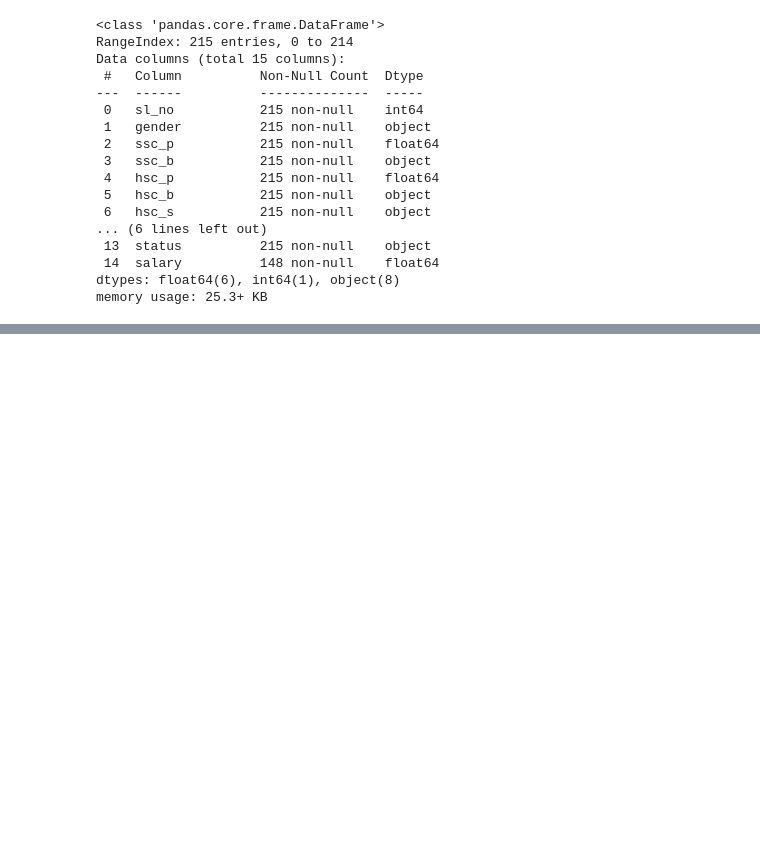
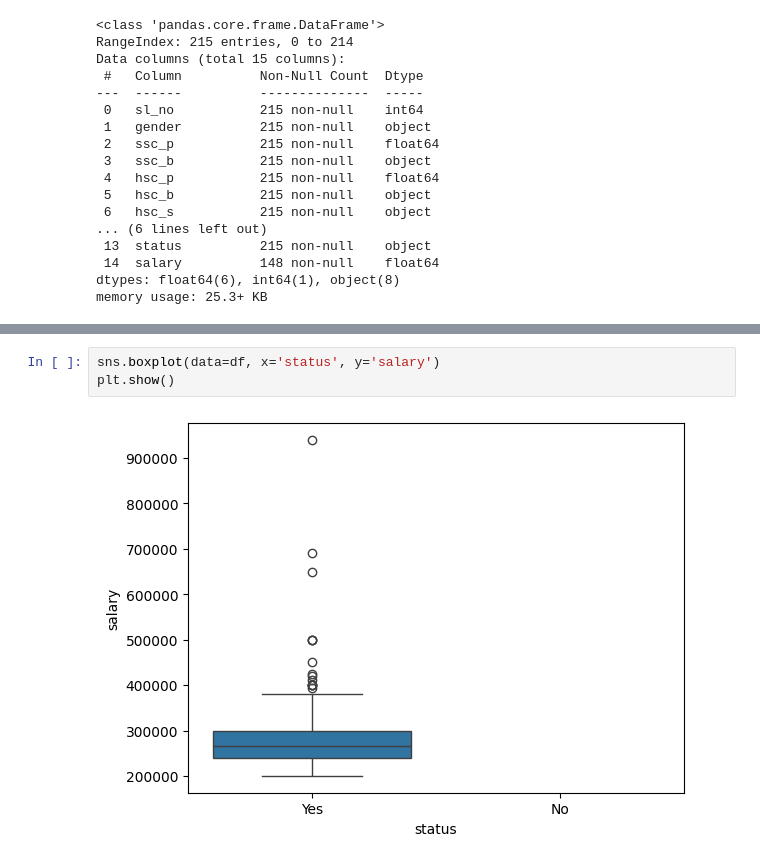
Before and after one commit to edupmon/fiap, a Jupyter notebook: pos-tech/data-analytics/fase-2/02-machine-learning-avancado/aula-2/knn-svm.ipynb, the cells around one changed output, grey strips where cells are left out. Cells and saved outputs as stored; diff of their text form; blank space fills up the shorter version.

```diff
--- a/pos-tech/data-analytics/fase-2/02-machine-learning-avancado/aula-2/knn-svm.ipynb
+++ b/pos-tech/data-analytics/fase-2/02-machine-learning-avancado/aula-2/knn-svm.ipynb
@@ -53,0 +81,5 @@ memory usage: 25.3+ KB
+# %%
+sns.boxplot(data=df, x='status', y='salary')
+plt.show()
+# %% [output]
+[figure, added]
```
Also changed, not shown: parts of 11 cells of this notebook.
